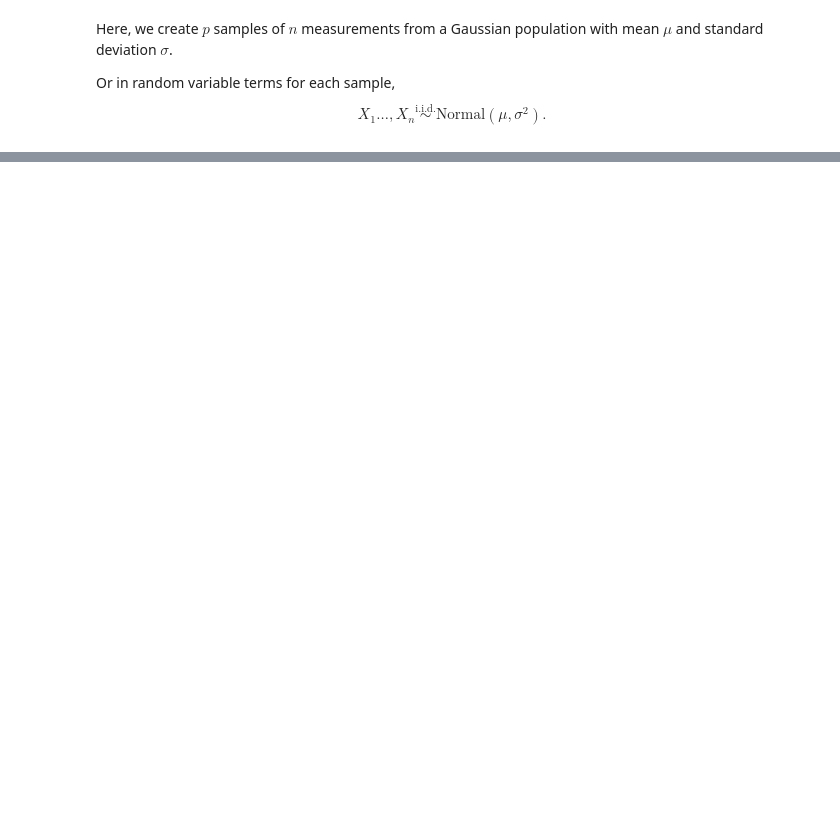
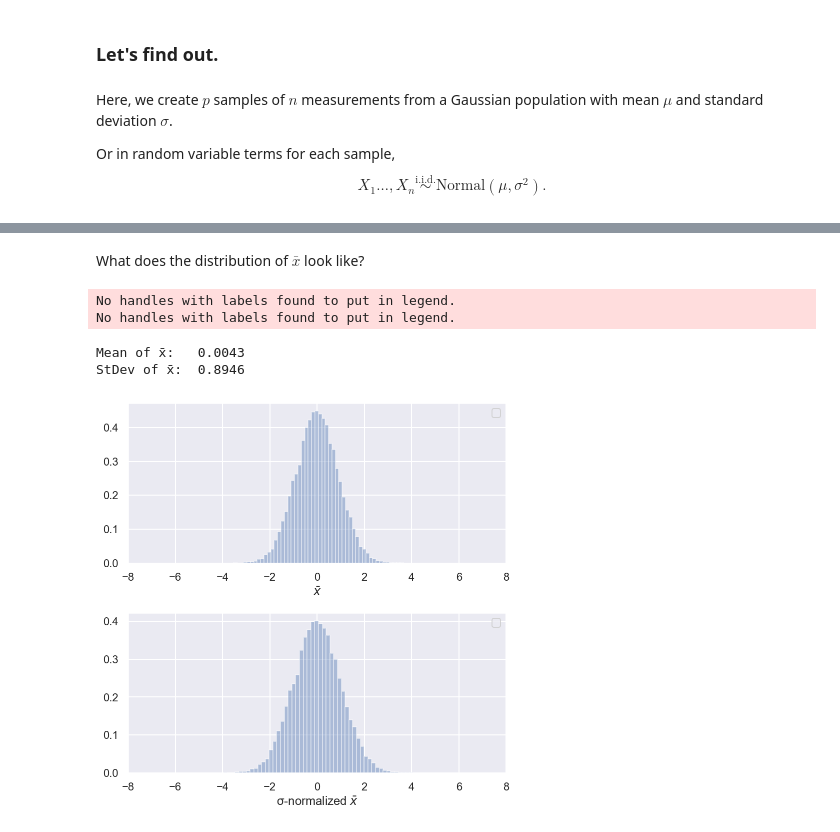
Before and after one commit to chaichontat/interactive-stats, a Jupyter notebook: 1_sampling_distribution.ipynb, the cells around one changed output, grey strips where cells are left out. Saved outputs shown, nothing was run; the diff lists cells and outputs as text; code cells hidden in the pictures; blank space fills up the shorter version.

```diff
--- a/1_sampling_distribution.ipynb
+++ b/1_sampling_distribution.ipynb
@@ -20,0 +17,9 @@ x = rand.normal(μ, σ, size=(n, p))
+# %%
+n = 20
+p = 20000
+
+μ = 0
+σ = 4
+
+# k=2
+# θ=3
@@ -20,0 +40,2 @@ x = rand.normal(μ, σ, size=(n, p))
+# %% [markdown]
+### Let's find out.
@@ -60,2 +87,44 @@ kde = sm.mark_area(opacity=0.5).encode(
 # %% [output]
 [interactive output not drawn]
+# %% [markdown]
+What does the distribution of $\bar{x}$ look like?
+# %%
+x̄ = np.mean(x, axis=0)
+s = np.std(x, axis=0, ddof=1)
+
+print(f'Mean of x̄:  {x̄.mean(): 0.4f}')
+print(f'StDev of x̄: {x̄.std(): 0.4f}')
+
+# μ=k*θ
+# σ=np.sqrt(k*θ**2)
+
+lim = (μ - 2*σ, μ + 2*σ)
+
+def plot_dist(ax, name, normalize, r, std=σ, fit=False, **kwargs):
+    lim = np.linspace(*r, 1000)
+
+    if normalize:
+        to_plot = x̄ / (std / np.sqrt(n))
+        scale = 1
+    else:
+        to_plot = x̄
+        scale = σ / np.sqrt(n)
+
+    sns.distplot(np.clip(to_plot, *r), kde=False, norm_hist=True, ax=ax, **kwargs)
+    if fit:
+        ax.plot(lim, stats.norm.pdf(lim, loc=μ, scale=scale), label=f'Normal({μ}, {scale:.3f})')
+    ax.set_xlabel(name)
+    ax.set_xlim(r)
+    ax.legend()
+    return ax
+
+fig, axs = plt.subplots(figsize=(6, 6), nrows=2)
+plot_dist(axs[0], '$\\bar{x}$', False, lim)
+plot_dist(axs[1], 'σ-normalized $\\bar{x}$', True, lim)
+plt.tight_layout()
+# %% [output]
+No handles with labels found to put in legend.
+No handles with labels found to put in legend.
+Mean of x̄:   0.0043
+StDev of x̄:  0.8946
+[figure, added]
```
Also changed, not shown: parts of 24 cells of this notebook.
